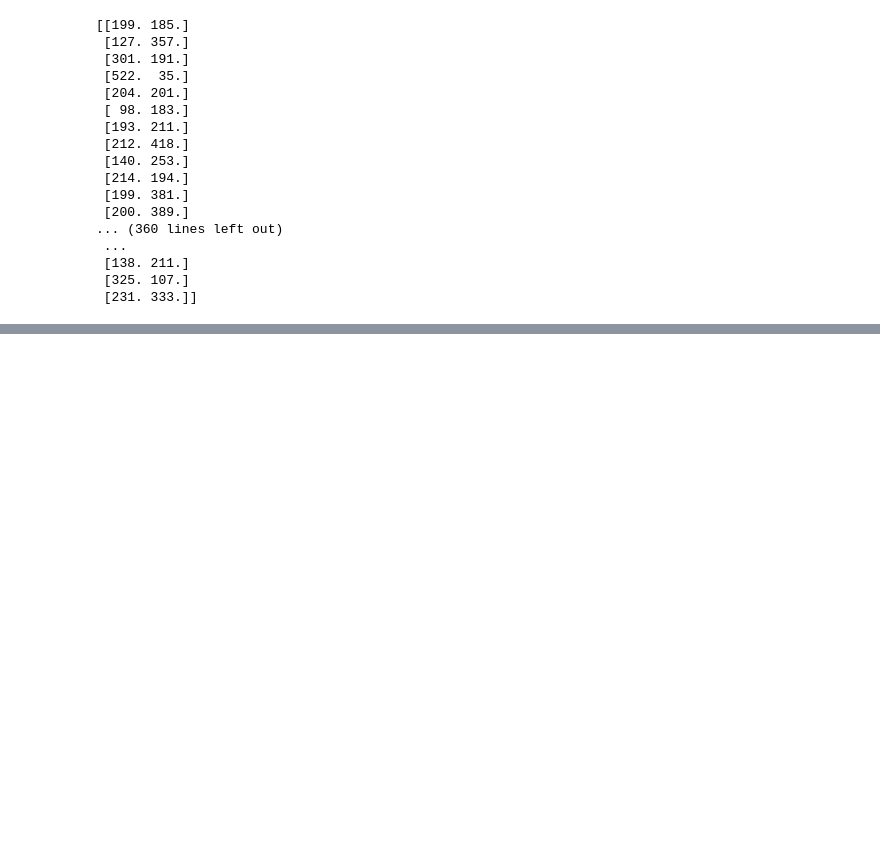
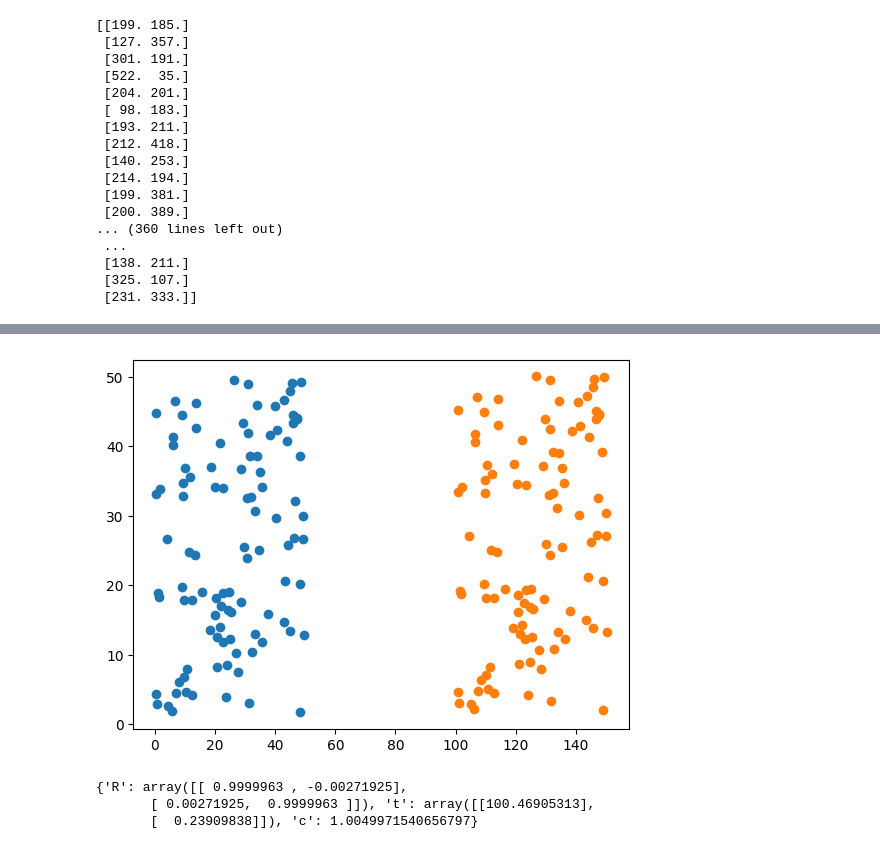
Before and after one commit to Sujan-PhdWork/RGBD_SLAM, a Jupyter notebook: rgbdSLAM.ipynb, the cells around one changed output, grey strips where cells are left out. Drawn from its saved outputs; the diff is of its cells as text; code cells hidden in the pictures; blank space fills up the shorter version.

```diff
--- a/rgbdSLAM.ipynb
+++ b/rgbdSLAM.ipynb
@@ -191,0 +227,34 @@ print(matches2)
+# %%
+ransac=RANSAC(matches,T,3,0.5,100)
+best_params,best_inlier,error=ransac.solve()
+# %%
+R2=best_params['R']
+t2=best_params['t']
+c2=best_params['c']
+
+
+matches2=[]
+for i in range(kp1.shape[1]):
+    k1=kp1[:,i]
+    # k1 = tuple(k1)
+    noise=np.random.rand(2)
+    k2=c2*np.dot(R2,kp1[:,i])+t2.reshape(2)
+    # print(k2.shape,t2.shape)
+    # k2 = tuple(k2)
+    matches2.append((k1,k2))
+# %%
+coordinate_array=np.array(matches2)
+kp1=coordinate_array[:,0,:].T
+kp2=coordinate_array[:,1,:].T
+
+plt.scatter(kp1[0,:],kp1[1,:])
+plt.scatter(kp2[0,:],kp2[1,:])
+plt.show()
+# %% [output]
+[figure, added]
+# %%
+print(best_params)
+# %% [output]
+{'R': array([[ 0.9999963 , -0.00271925],
+       [ 0.00271925,  0.9999963 ]]), 't': array([[100.46905313],
+       [  0.23909838]]), 'c': 1.0049971540656797}
```
Also changed, not shown: parts of 10 cells of this notebook, 2 other files.
